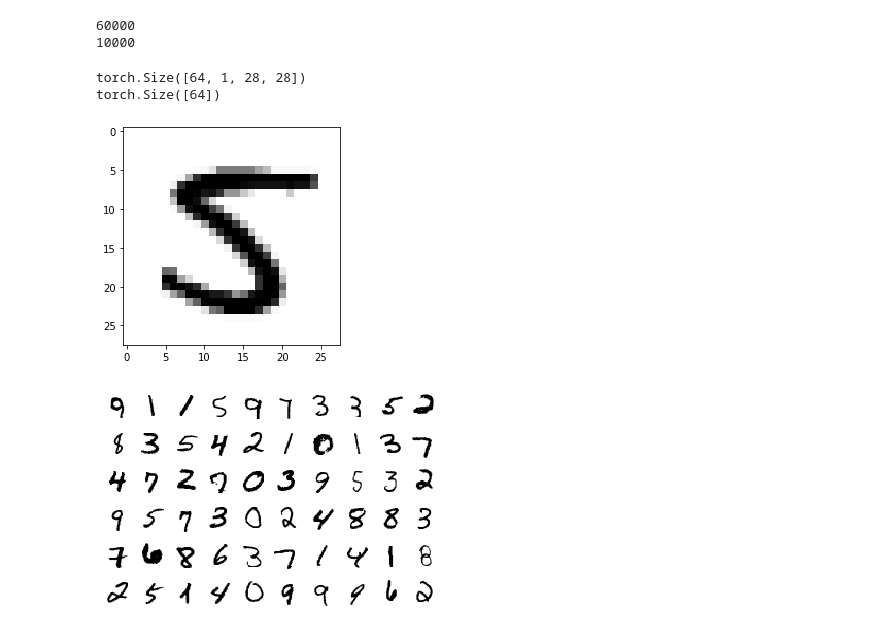
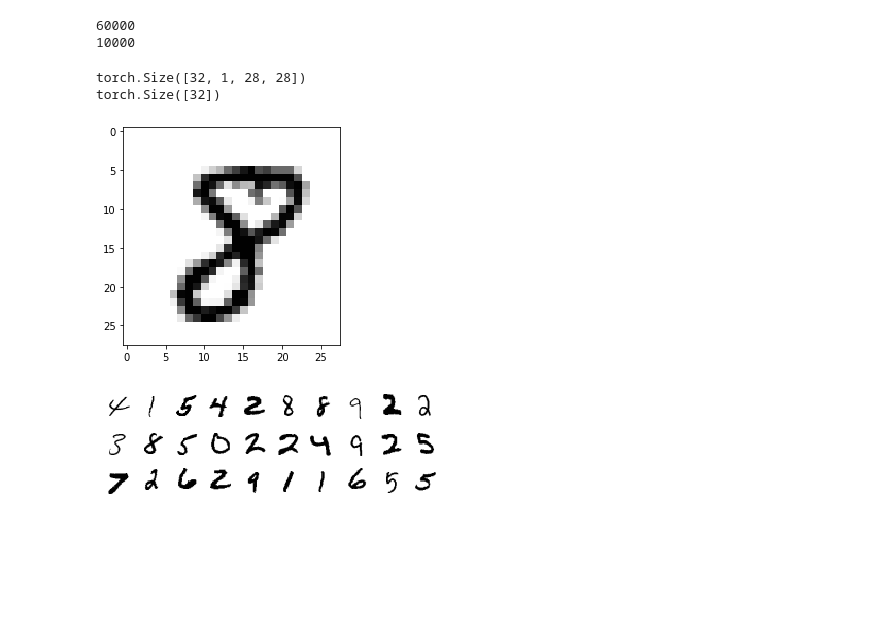
Before and after one commit to praveenraghuvanshi1512/EVA4, a Jupyter notebook: Session-4/Assignment-4/EVA_4_Assignment_4_Praveen_Raghuvanshi.ipynb, the cells around one changed output. Saved outputs shown, nothing was run; the diff lists cells and outputs as text; code cells hidden in the pictures; blank space fills up the shorter version.

```diff
--- a/Session-4/Assignment-4/EVA_4_Assignment_4_Praveen_Raghuvanshi.ipynb
+++ b/Session-4/Assignment-4/EVA_4_Assignment_4_Praveen_Raghuvanshi.ipynb
@@ -68,8 +68,8 @@ input_size = 784
 output_size = 10
 
 num_epochs = 20
-batch_size = 64
-learning_rate = 0.001
+batch_size = 32
+learning_rate = 1e-4
 random_seed = 1
 # %%
 # Transformations
@@ -93,25 +93,25 @@ print(len(test_dataset))
 # %%
 # Data Analysis
 dataiter = iter(train_loader)
 images, labels = dataiter.next()
 
 print(images.shape)
 print(labels.shape)
 
 # Plot images
 plt.imshow(images[0].numpy().squeeze(), cmap='gray_r')
 
 figure = plt.figure()
-num_of_images = 60
+num_of_images = 30
 for index in range(1, num_of_images + 1):
   plt.subplot(6, 10, index)
   plt.axis('off')
   plt.imshow(images[index].numpy().squeeze(), cmap='gray_r')
 # %% [output]
-torch.Size([64, 1, 28, 28])
-torch.Size([64])
+torch.Size([32, 1, 28, 28])
+torch.Size([32])
-[figure, old version]
+[figure, new version]
-[figure, old version]
+[figure, new version]
 # %%
 class Model(nn.Module):
     def __init__(self):
```
Also changed, not shown: parts of 7 cells of this notebook.
